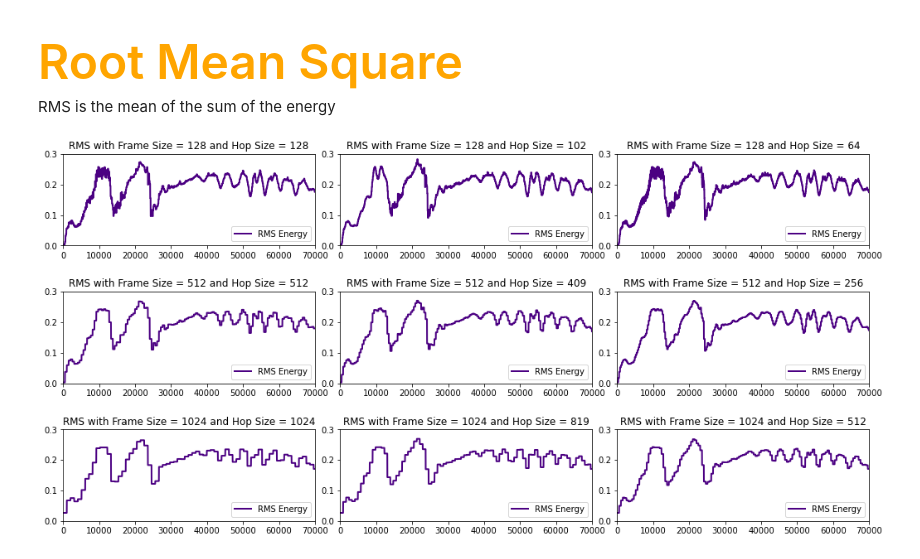
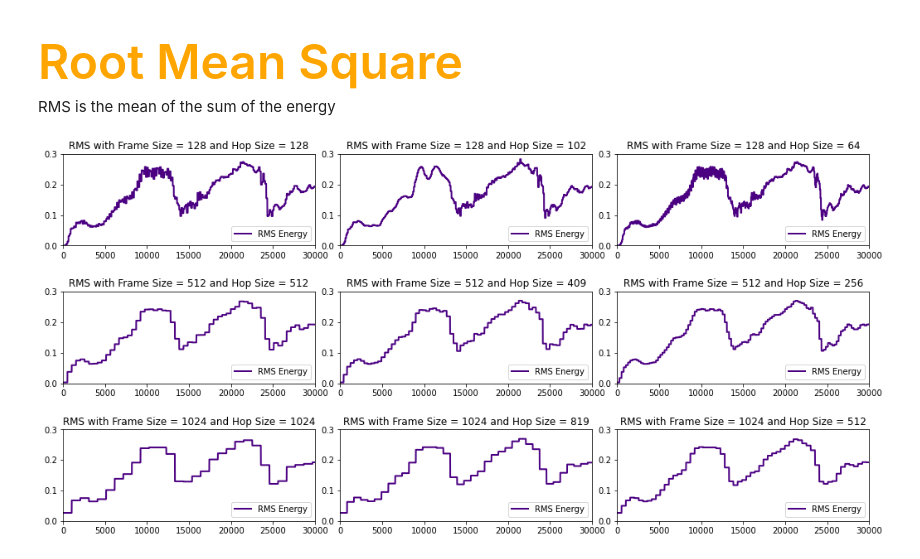
Before and after one commit to HNuijens/PythonAudioProcessing, a Jupyter notebook: Analysis/Extracting Time-Domain Audio Features.ipynb, the cells around one changed output. Drawn from its saved outputs; the diff is of its cells as text; code cells hidden in the pictures.

```diff
--- a/Analysis/Extracting Time-Domain Audio Features.ipynb
+++ b/Analysis/Extracting Time-Domain Audio Features.ipynb
@@ -73,24 +73,24 @@ for i in range(0, len(frame_size)):
 # %%
 ax = plt.figure(figsize=(15, 10))
 idx = 0
 
 for i in range(0, len(frame_size)):
     for l in range(0, len(hop_size)):
         plt.subplot(len(frame_size) * len(hop_size), 3, idx+1)
-        plt.axis([0, 70000, 0, 0.3])
+        plt.axis([0, 30000, 0, 0.3])
         #plt.plot(data[0:70000], lw = 0.08, color = 'lightblue')
         plt.plot(rms[idx], lw = 2, color = 'indigo', label = 'RMS Energy')
         plt.title(f'RMS with Frame Size = {frame_size[i]} and Hop Size = {int(hop_size[l] * frame_size[i])}')
 
         plt.legend()
         plt.legend(loc='lower right')
 
         idx += 1
 plt.subplots_adjust(left=0.1,
                     bottom=0,
                     right=1,
                     top=2,
                     wspace=0.1,
                     hspace=0.5)
 # %% [output]
-[figure, old version]
+[figure, new version]
```
